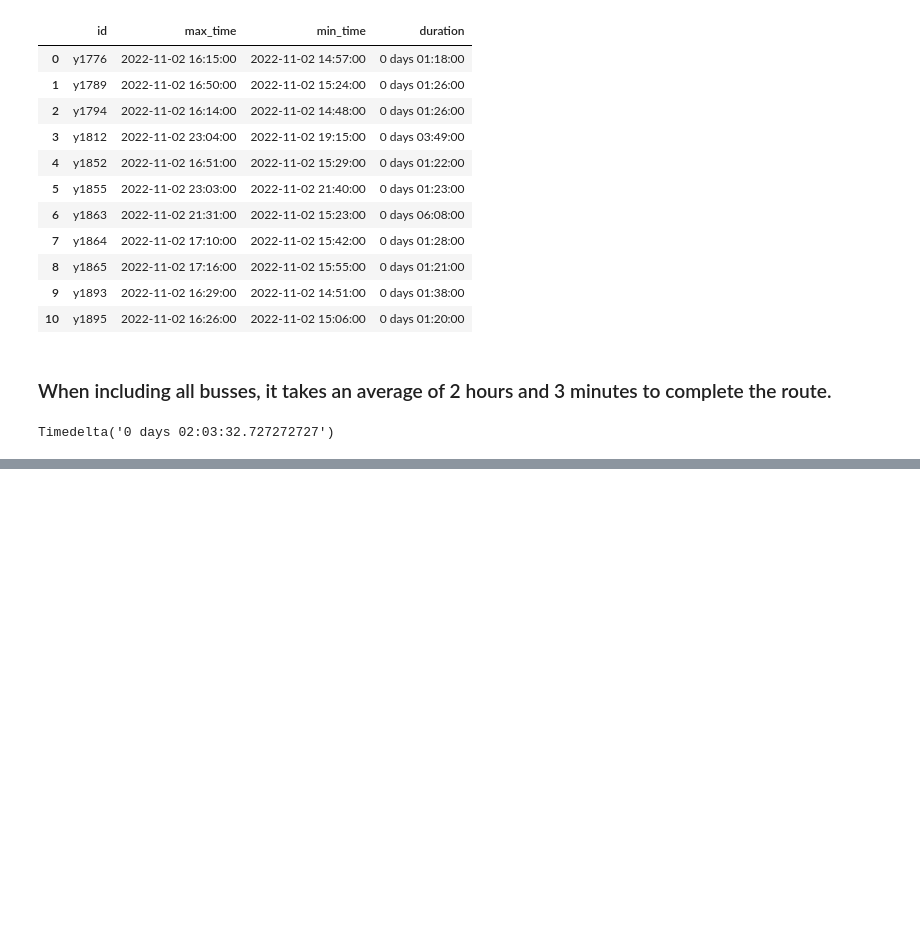
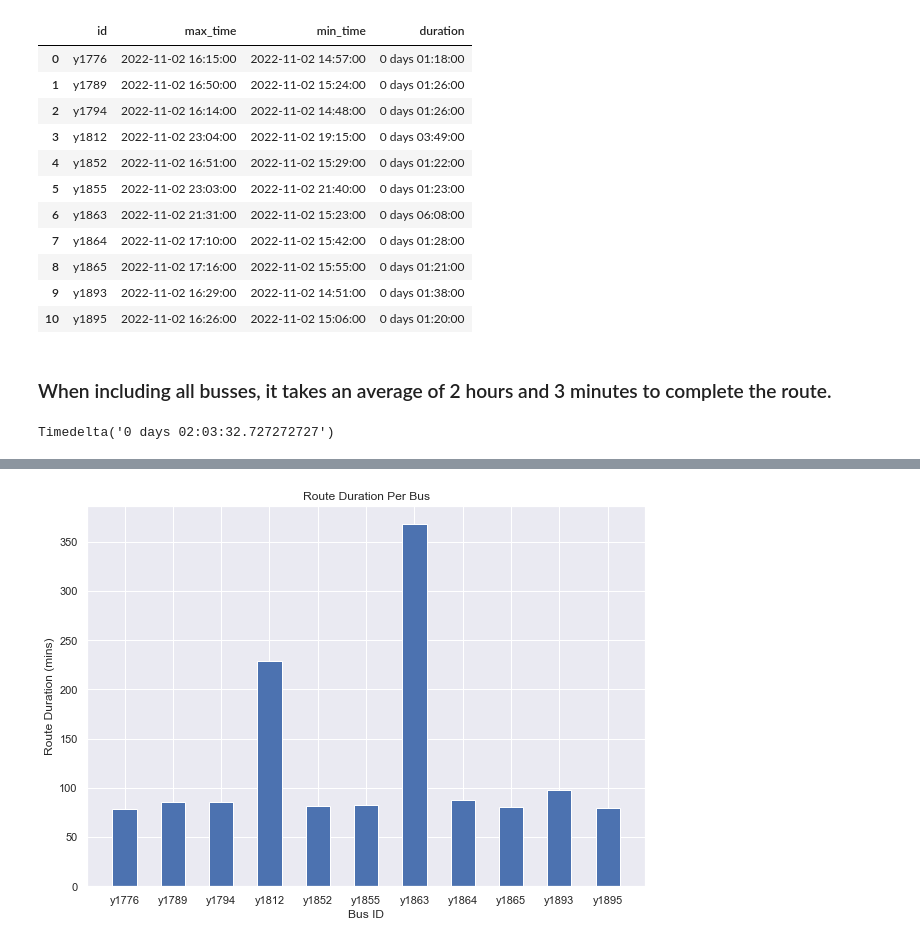
Before and after one commit to jlstewart12/Transit-Data-Application, a Jupyter notebook: src/MBTAtransitAPI.ipynb, the cells around one changed output, grey strips where cells are left out. Drawn from its saved outputs; the diff is of its cells as text; code cells hidden in the pictures; blank space fills up the shorter version.

Commit message:
bus duration bar chart

```diff
--- a/src/MBTAtransitAPI.ipynb
+++ b/src/MBTAtransitAPI.ipynb
@@ -238,0 +225,6 @@ Timedelta('0 days 01:24:40')
+# %%
+import numpy as np
+import datetime as dt
+
+duration_df['minutes'] = duration_df['duration'].dt.total_seconds()/60
+duration_df
@@ -238,0 +244,12 @@ Timedelta('0 days 01:24:40')
+# %%
+import matplotlib.pyplot as plt
+import seaborn; seaborn.set()  # set plot style
+
+plt.bar(duration_df['id'], duration_df['minutes'], width = 0.5)
+plt.xlabel("Bus ID")
+plt.ylabel("Route Duration (mins)")
+plt.title("Route Duration Per Bus")
+plt.rcParams["figure.figsize"] = (10,7)
+plt.show()
+# %% [output]
+[figure, added]
```
Also changed, not shown: parts of 23 cells of this notebook.
